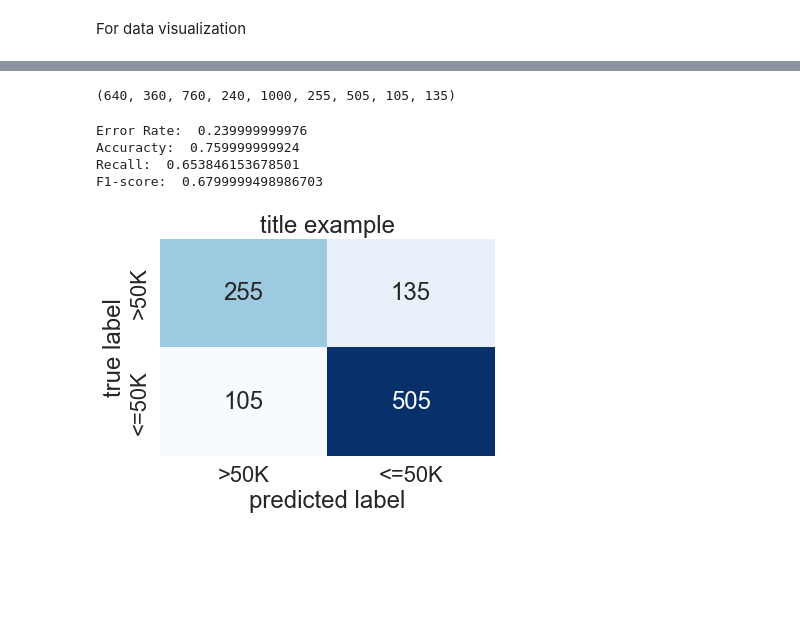
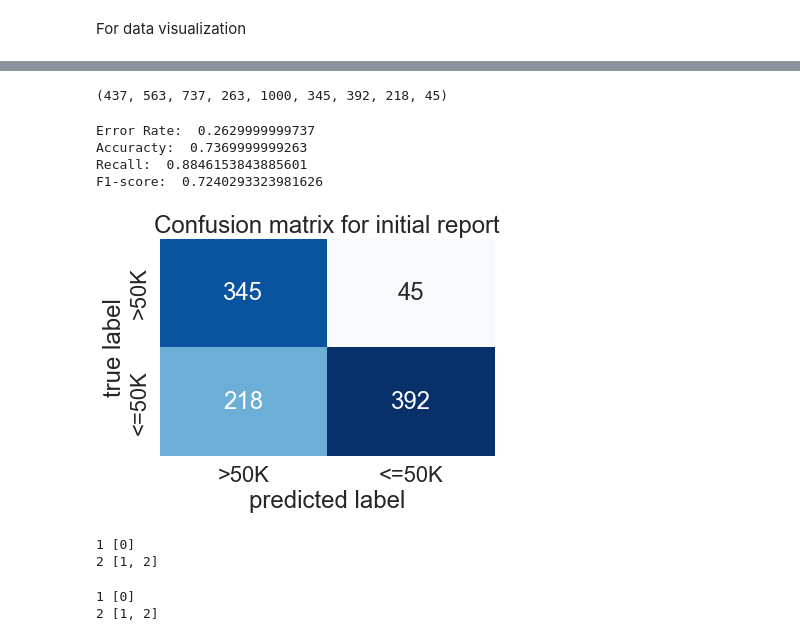
Before and after one commit to CuongNN218/DecisionTree, a Jupyter notebook: preprocessing.ipynb, the cells around one changed output, grey strips where cells are left out. Drawn from its saved outputs; the diff is of its cells as text; code cells hidden in the pictures; blank space fills up the shorter version.

Commit message:
fix bugs in load model

```diff
--- a/preprocessing.ipynb
+++ b/preprocessing.ipynb
@@ -1059,8 +1040,8 @@ test_data[:10]
 | 8 | adult | Private | Bachelors | Never-married | Exec-managerial | Black | Male | no | no | ... |
 | 9 | senior | Private | HS-grad | Married | Sales | White | Male | yes | no | ... |
 # %%
-predict(root, test_data)
-pred_data = pd.read_csv('prediction.csv')
+predict(root, test_data, 'exp_init.csv')
+pred_data = pd.read_csv('exp_init.csv')
 pred_data['True'] = pred_data['True'].replace(['<=50K', '>50K'],['0', '1'])
 pred_data['Prediction'] = pred_data['Prediction'].replace(['<=50K', '>50K'],['0', '1'])
 pred_data[:10]
@@ -1086,7 +1079,7 @@ def counter(test_data):
 a = counter(pred_data)
 a
 # %% [output]
-(640, 360, 760, 240, 1000, 255, 505, 105, 135)
+(437, 563, 737, 263, 1000, 345, 392, 218, 45)
 # %%
 import seaborn as sns; sns.set_theme()
 sns.set(font_scale=2)
@@ -1108,16 +1101,16 @@ def cal_metric(tp, tn, fp, fn):
 # %%
 err, acc, recall, f1 = cal_metric(tp, tn, fp, fn)
 print("Error Rate: ", err)
 print("Accuracty: ", acc)
 print("Recall: ", recall)
 print("F1-score: ", f1)
 val = np.array([[tp, fn], [fp, tn]])
 classes = ['>50K', '<=50K']
-title = "title example"
+title = "Confusion matrix for initial report"
 plot_matrix(val, classes, title)
 # %% [output]
-Error Rate:  0.239999999976
-Accuracty:  0.759999999924
-Recall:  0.653846153678501
-F1-score:  0.6799999498986703
+Error Rate:  0.2629999999737
+Accuracty:  0.7369999999263
+Recall:  0.8846153843885601
+F1-score:  0.7240293323981626
-[figure, old version]
+[figure, new version]
@@ -1178 +1192,12 @@ def load_model(model_path):
     return root
+# %%
+root_2 = load_model('model.txt')
+ans_2 = travesal(root_2)
+# %% [output]
+1 [0]
+2 [1, 2]
+# %%
+ans_1 = save_model(root)
+# %% [output]
+1 [0]
+2 [1, 2]
```
Also changed, not shown: parts of 17 cells of this notebook.
